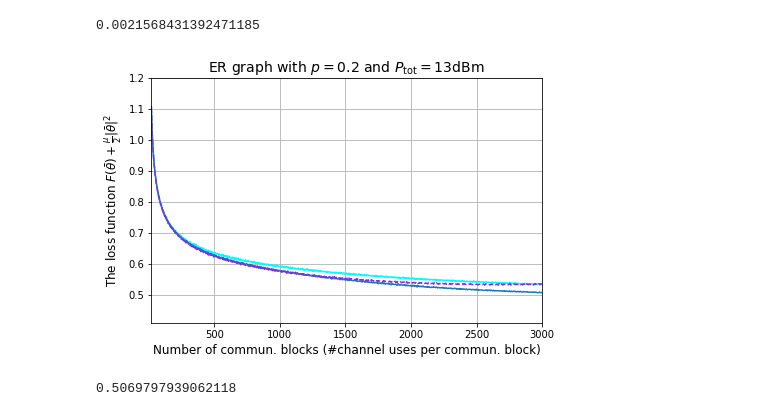
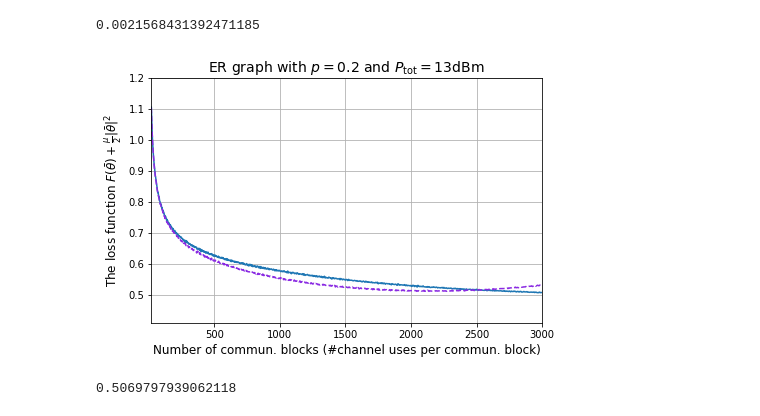
Before and after one commit to Fuzzy-Face/JSAC_FL, a Jupyter notebook: temp.ipynb, the cells around one changed output. Drawn from its saved outputs; the diff is of its cells as text; code cells hidden in the pictures.

Commit message:
Trial of a complete graph

```diff
--- a/temp.ipynb
+++ b/temp.ipynb
@@ -142,15 +142,15 @@ losseses = pickle.load( open('../repo_jv/data/pair-wise/losseses_SCHEME_5_P_1.50
 losseses = np.array(losseses)
 df4 = pd.DataFrame(losseses[0], columns = ['Device_{}'.format(i + 1) for i in range(K)] )
 
-losseses = pickle.load( open('../repo_jv/data/pair-wise/losseses_SCHEME_5_P_0.02_N_19952_rho_a_2000.00_zeta0_0.0100_rho_a_prime_0.80_star.pkl', 'rb') )
-losseses = np.array(losseses)
-df5 = pd.DataFrame(losseses[0], columns = ['Device_{}'.format(i + 1) for i in range(K)] )
+# losseses = pickle.load( open('../repo_jv/data/pair-wise/losseses_SCHEME_5_P_0.02_N_19952_rho_a_2000.00_zeta0_0.0100_rho_a_prime_0.80_star.pkl', 'rb') )
+# losseses = np.array(losseses)
+# df5 = pd.DataFrame(losseses[0], columns = ['Device_{}'.format(i + 1) for i in range(K)] )
 
 losseses = pickle.load( open('../repo_jv/data/pair-wise/losseses_SCHEME_5_P_0.02_N_19952_rho_a_2000.00_zeta0_0.0100_rho_a_prime_0.80.pkl', 'rb') )
 losseses = np.array(losseses)
 df6 = pd.DataFrame(losseses[0], columns = ['Device_{}'.format(i + 1) for i in range(K)] )
 
-losseses = pickle.load( open('../repo_jv/data/pair-wise/losseses_SCHEME_5_P_0.02_N_19952_rho_a_2000.00_zeta0_0.0100_rho_a_prime_0.80_2D-torus.pkl', 'rb') )
+losseses = pickle.load( open('../repo_jv/data/pair-wise/losseses_SCHEME_5_P_0.02_N_38118_rho_a_2000.00_zeta0_0.0100_rho_a_prime_0.80.pkl', 'rb') )
 losseses = np.array(losseses)
 df7 = pd.DataFrame(losseses[0], columns = ['Device_{}'.format(i + 1) for i in range(K)] )
 
@@ -160,25 +160,25 @@ df7 = pd.DataFrame(losseses[0], columns = ['Device_{}'.format(i + 1) for i in ra
 # %%
 fig, ax = plt.subplots(figsize = (7.0,4.5))
 # df1.rolling(window = 5).mean().mean(axis = 1).plot(color = 'firebrick', label = 'D-DSGD')
 # df2.rolling(window = 5).mean().mean(axis = 1).plot(color = 'orange', label = 'TDMA-based D-DSGD')
 # df3.rolling(window = 5).mean().mean(axis = 1).plot(color = 'gold', label = 'A-DSGD')
 # df4.rolling(window = 5).mean().mean(axis = 1).plot(color = 'limegreen', label = 'TDMA-based A-DSGD')
-df5.rolling(window = 5).mean().mean(axis = 1).plot(color = 'cyan', label = 'TDMA-based A-DSGD')
+# df5.rolling(window = 5).mean().mean(axis = 1).plot(color = 'cyan', label = 'TDMA-based A-DSGD')
 df6.rolling(window = 5).mean().mean(axis = 1).plot(color = 'tab:blue', label = 'TDMA-based A-DSGD')
 df7.rolling(window = 5).mean().mean(axis = 1).plot(style = '--', color = 'blueviolet', label = 'Ideal commun.')
 # df8.rolling(window = 5).mean().mean(axis = 1).plot(color = 'tab:green', label = 'No commun.')
 
 plt.xlabel(r'Number of commun. blocks (#channel uses per commun. block)', fontsize = 12)
 plt.ylabel(r'The loss function $F(\bar{\theta}) + \frac{\mu}{2}\|\bar{\theta}\|^2$', fontsize = 12)
 plt.title(r'ER graph with $p = 0.2$ and $P_{\rm tot} = 13$dBm', fontsize = 14)
 plt.xlim((20, 3000))
 plt.ylim((0.41, 1.20))
 plt.grid()
 # plt.legend(loc = 'upper right', fontsize = 12)
 # plt.savefig('C:/Users/Helen/documents/visiting_research@KCL/D2D_DSGD/repo_jv/fig/comp_loss_vs_commun_small_N.pdf',format='pdf', dpi=600)
 plt.show()
 # %% [output]
-[figure, old version]
+[figure, new version]
 # %%
 df6.rolling(window = 5).mean().mean(axis = 1).min()
 # %% [output]
```
Also changed, not shown: 1 other file.
